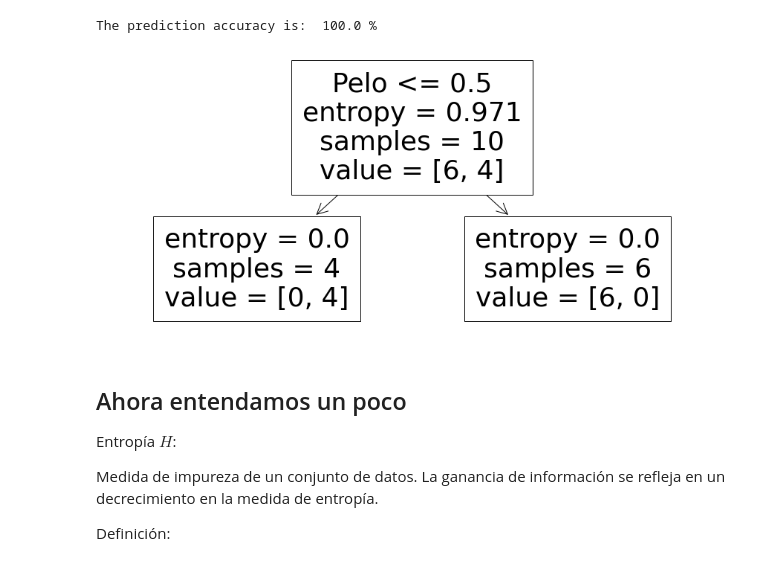
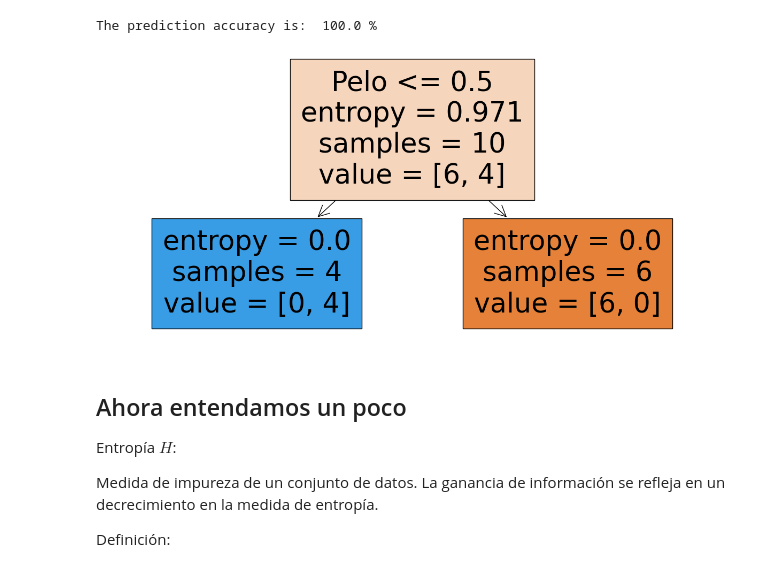
Before and after one commit to DiploDatos/AprendizajeSupervisado, a Jupyter notebook: Teórico/demo_8_trees.ipynb, the cells around one changed output. Cells and saved outputs as stored; diff of their text form; code cells hidden in the pictures.

```diff
--- a/Teórico/demo_8_trees.ipynb
+++ b/Teórico/demo_8_trees.ipynb
@@ -64,10 +64,11 @@ print("The prediction accuracy is: ",model.score(features,target)*100,"%")
 The prediction accuracy is:  100.0 %
 # %%
 plt.figure(figsize=(15,7))
-tree.plot_tree(model,feature_names=["Dientes","Pelo","Respira","Piernas"])
+#tree.plot_tree?
+tree.plot_tree(model,feature_names=["Dientes","Pelo","Respira","Piernas"], filled=True)
 plt.show()
 # %% [output]
-[figure, old version]
+[figure, new version]
 # %% [markdown]
 ## Ahora entendamos un poco
 
```
Also changed, not shown: parts of 13 cells of this notebook.
